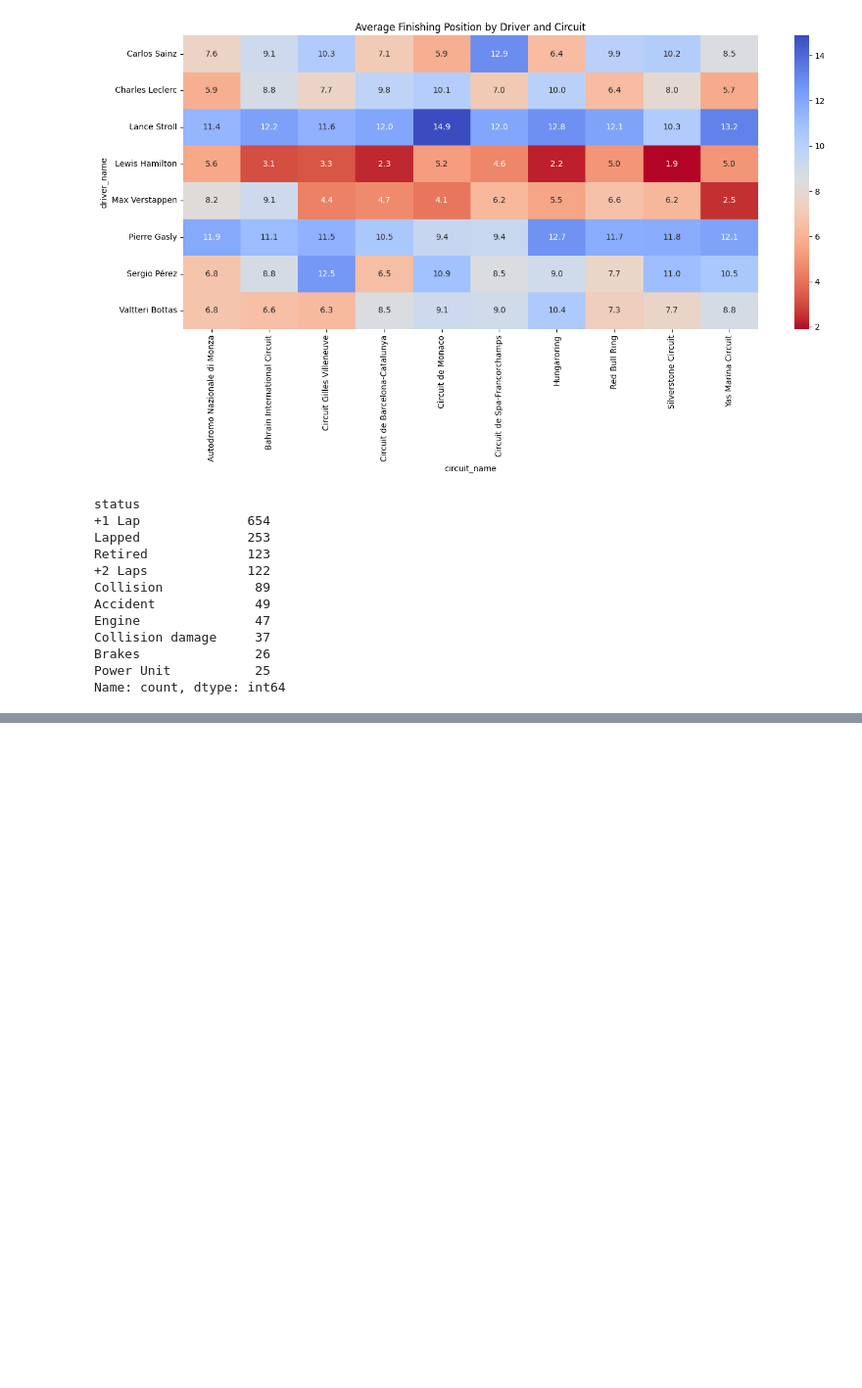
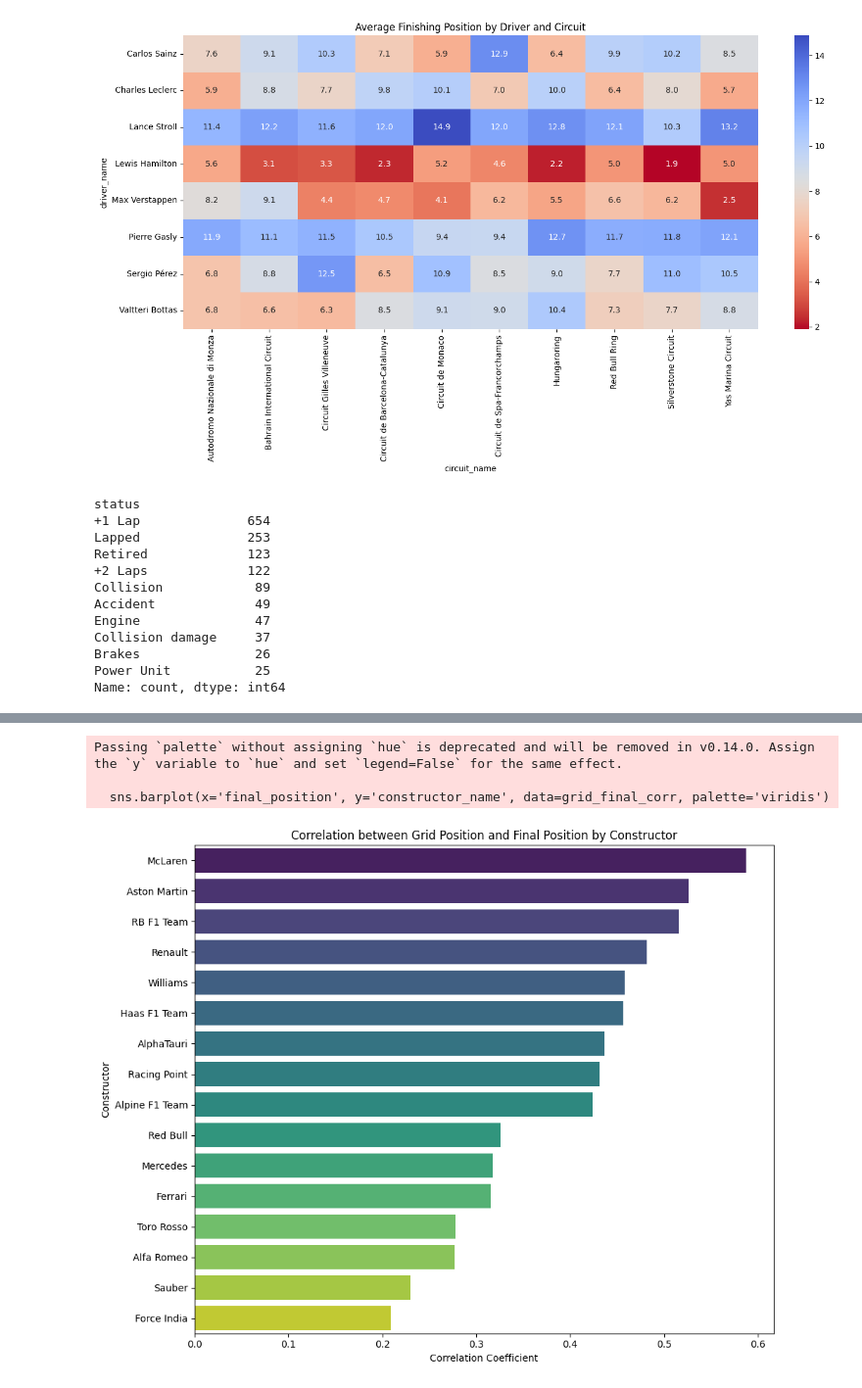
Before and after one commit to divyanshg03/F1-Winner-Prediction, a Jupyter notebook: EDA.ipynb, the cells around one changed output, grey strips where cells are left out. Shown at 98% size. Cells and saved outputs as stored; diff of their text form; code cells hidden in the pictures; blank space fills up the shorter version.

```diff
--- a/EDA.ipynb
+++ b/EDA.ipynb
@@ -567,0 +584,18 @@ Name: count, dtype: int64
+# %%
+
+plt.figure(figsize=(10, 8))
+grid_final_corr = df.groupby('constructor_name')[['grid_position', 'final_position']].corr().iloc[0::2, 1].reset_index()
+grid_final_corr = grid_final_corr.sort_values('final_position', ascending=False)
+
+sns.barplot(x='final_position', y='constructor_name', data=grid_final_corr, palette='viridis')
+plt.title('Correlation between Grid Position and Final Position by Constructor')
+plt.xlabel('Correlation Coefficient')
+plt.ylabel('Constructor')
+plt.axvline(x=0, color='r', linestyle='--')
+plt.tight_layout()
+plt.show()
+# %% [output]
+Passing `palette` without assigning `hue` is deprecated and will be removed in v0.14.0. Assign the `y` variable to `hue` and set `legend=False` for the same effect.
+
+  sns.barplot(x='final_position', y='constructor_name', data=grid_final_corr, palette='viridis')
+[figure, added]
```
Also changed, not shown: parts of 1 cell of this notebook.
